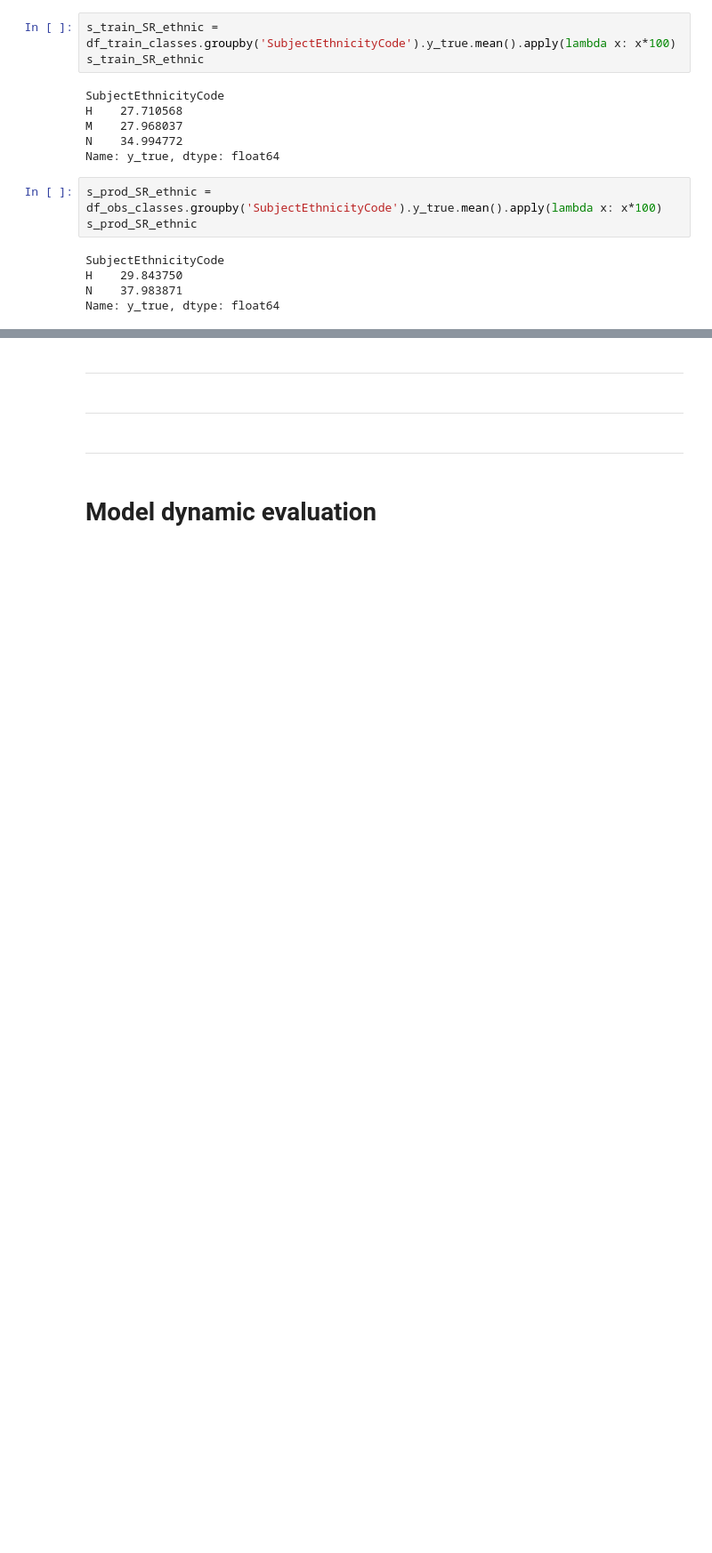
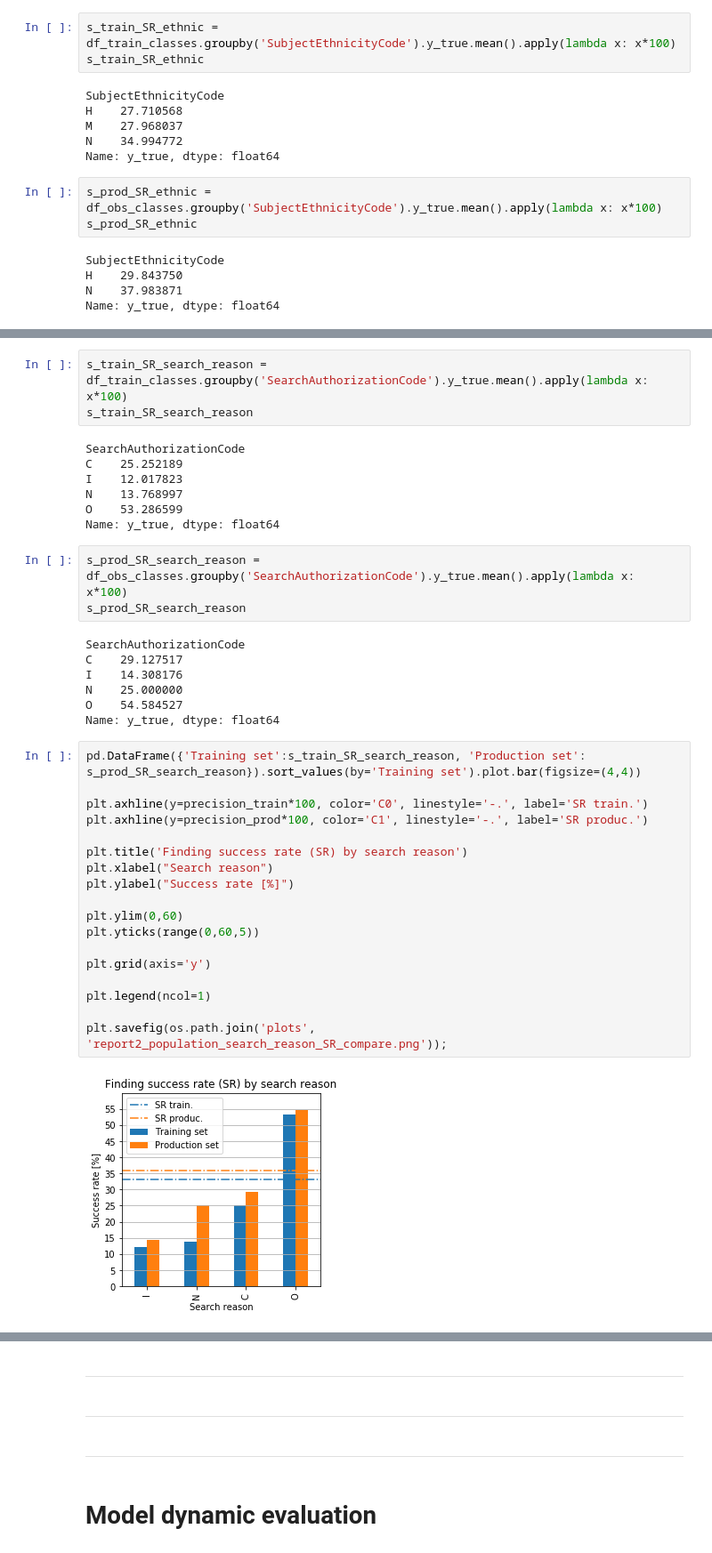
Before and after one commit to jnpicao/LDSSA-batch3-workspace, a Jupyter notebook: Capstone/heroku_model_results_assessment.ipynb, the cells around one changed output, grey strips where cells are left out. Shown at 89% size. Saved outputs shown, nothing was run; the diff lists cells and outputs as text; blank space fills up the shorter version.

```diff
--- a/Capstone/heroku_model_results_assessment.ipynb
+++ b/Capstone/heroku_model_results_assessment.ipynb
@@ -1325,0 +1332,40 @@ plt.grid(axis='y')
+# %%
+s_train_SR_search_reason = df_train_classes.groupby('SearchAuthorizationCode').y_true.mean().apply(lambda x: x*100)
+s_train_SR_search_reason
+# %% [output]
+SearchAuthorizationCode
+C    25.252189
+I    12.017823
+N    13.768997
+O    53.286599
+Name: y_true, dtype: float64
+# %%
+s_prod_SR_search_reason = df_obs_classes.groupby('SearchAuthorizationCode').y_true.mean().apply(lambda x: x*100)
+s_prod_SR_search_reason
+# %% [output]
+SearchAuthorizationCode
+C    29.127517
+I    14.308176
+N    25.000000
+O    54.584527
+Name: y_true, dtype: float64
+# %%
+pd.DataFrame({'Training set':s_train_SR_search_reason, 'Production set': s_prod_SR_search_reason}).sort_values(by='Training set').plot.bar(figsize=(4,4))
+
+plt.axhline(y=precision_train*100, color='C0', linestyle='-.', label='SR train.')
+plt.axhline(y=precision_prod*100, color='C1', linestyle='-.', label='SR produc.')
+
+plt.title('Finding success rate (SR) by search reason')
+plt.xlabel("Search reason")
+plt.ylabel("Success rate [%]")
+
+plt.ylim(0,60)
+plt.yticks(range(0,60,5))
+
+plt.grid(axis='y')
+
+plt.legend(ncol=1)
+
+plt.savefig(os.path.join('plots', 'report2_population_search_reason_SR_compare.png'));
+# %% [output]
+[figure, added]
```
Also changed, not shown: parts of 40 cells of this notebook.
